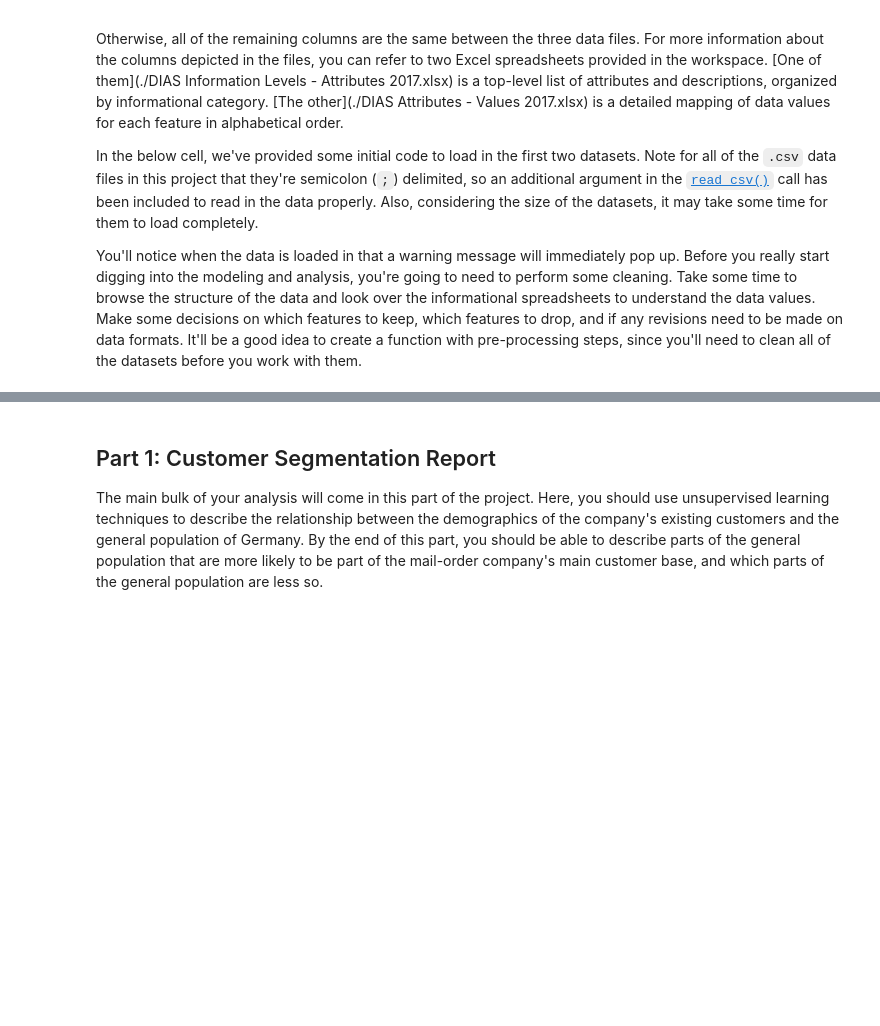
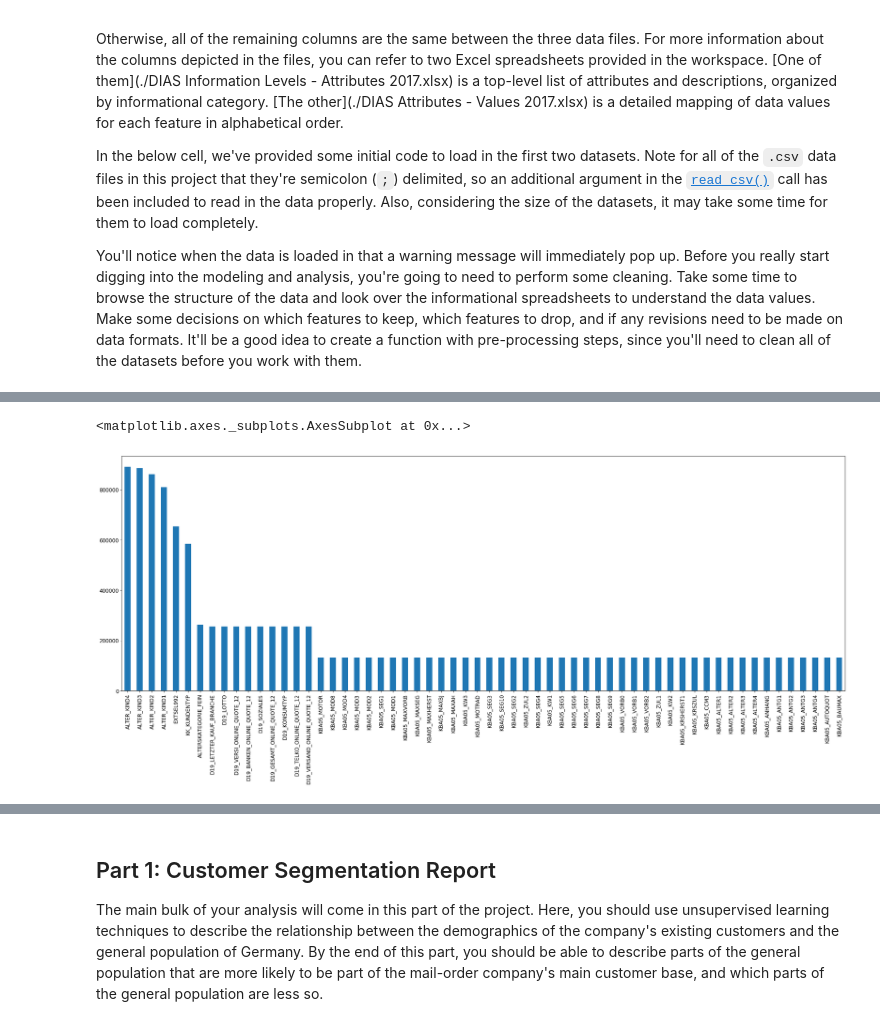
Before and after one commit to thapasun/udacity-DSND-capstone, a Jupyter notebook: Arvato Project Workbook.ipynb, the cells around one changed output, grey strips where cells are left out. Saved outputs shown, nothing was run; the diff lists cells and outputs as text; code cells hidden in the pictures; blank space fills up the shorter version.

Commit message:
Made a new dataframe for missing or unknown values

```diff
--- a/Arvato Project Workbook.ipynb
+++ b/Arvato Project Workbook.ipynb
@@ -34,5 +34,5 @@ In the below cell, we've provided some initial code to load in the first two dat
 You'll notice when the data is loaded in that a warning message will immediately pop up. Before you really start digging into the modeling and analysis, you're going to need to perform some cleaning. Take some time to browse the structure of the data and look over the informational spreadsheets to understand the data values. Make some decisions on which features to keep, which features to drop, and if any revisions need to be made on data formats. It'll be a good idea to create a function with pre-processing steps, since you'll need to clean all of the datasets before you work with them.
 # %%
 # load in the data
-azdias = pd.read_csv('../../data/Term2/capstone/arvato_data/Udacity_AZDIAS_052018.csv', sep=';')
-customers = pd.read_csv('../../data/Term2/capstone/arvato_data/Udacity_CUSTOMERS_052018.csv', sep=';')
+azdias = pd.read_csv('./arvato_data/Udacity_AZDIAS_052018.csv', sep=';')
+customers = pd.read_csv('./arvato_data/Udacity_CUSTOMERS_052018.csv', sep=';')
@@ -40,0 +65,6 @@ FileNotFoundError: [Errno 2] File b'../../data/Term2/capstone/arvato_data/Udacit
+# %%
+# Plot the number of missing data for column in descending order
+azdias.isnull().sum().sort_values(ascending=False)[:60].plot(kind='bar',figsize=[30,10],fontsize=12)
+# %% [output]
+<matplotlib.axes._subplots.AxesSubplot at 0x...>
+[figure, added]
```
Also changed, not shown: parts of 21 cells of this notebook.
